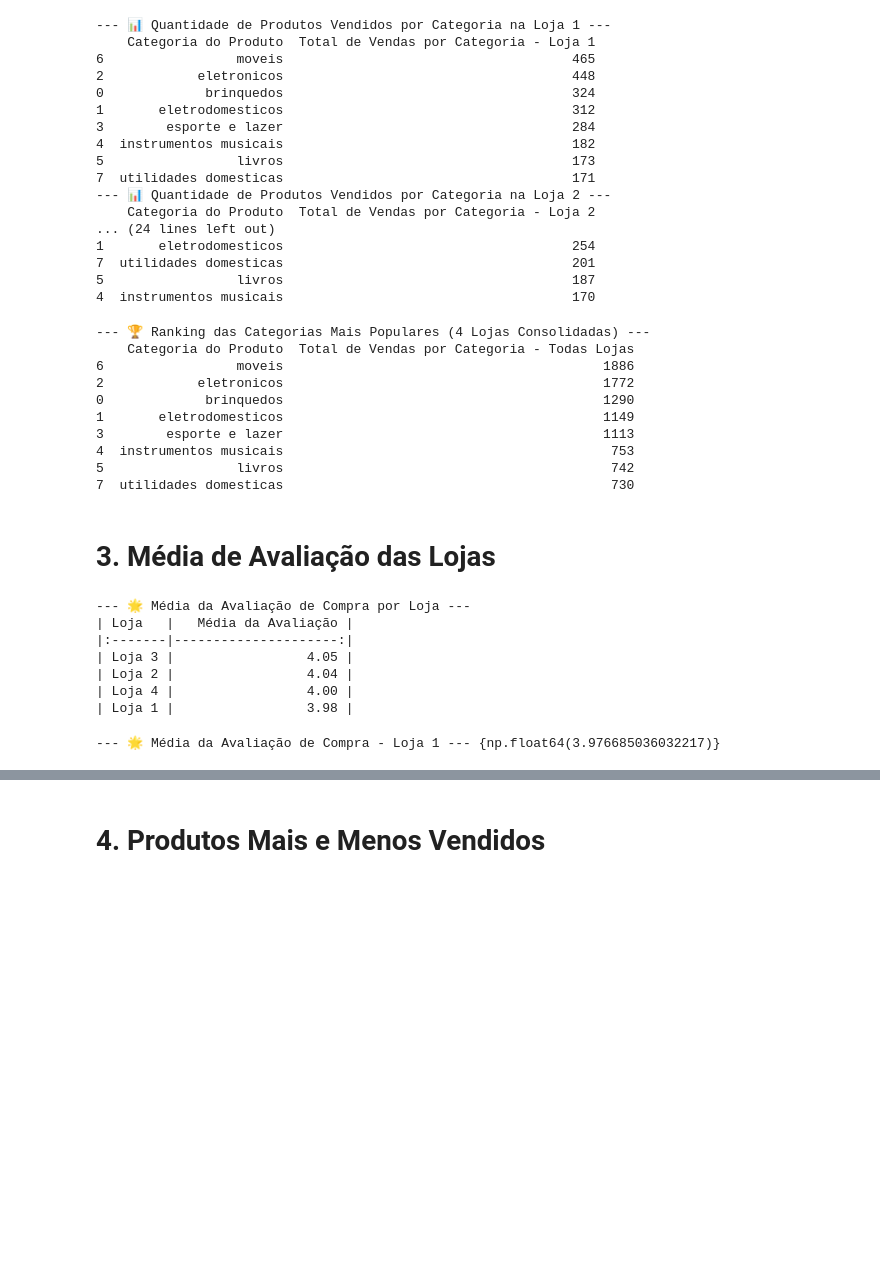
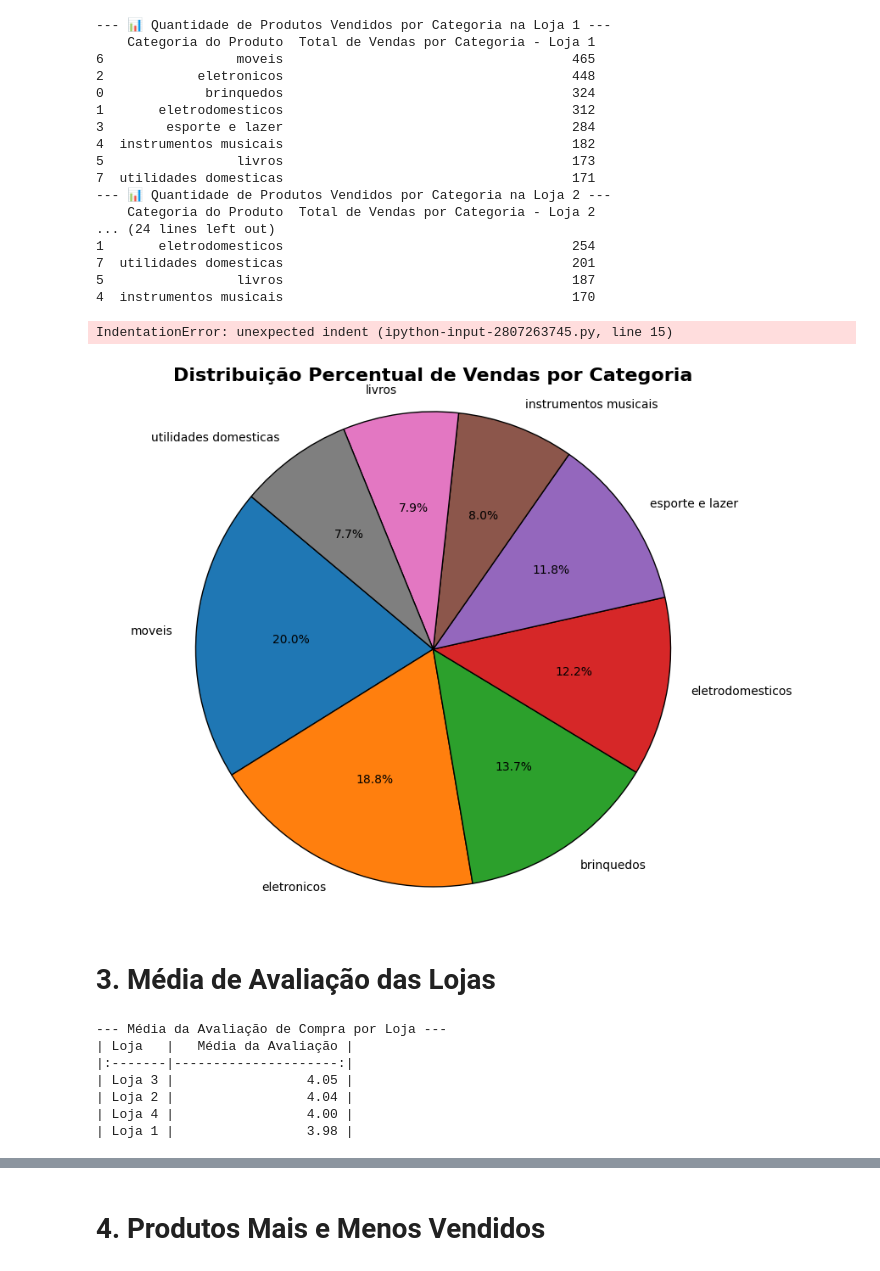
Before and after one commit to EritonPalma/Challenge-Alura-Store---Desafio-1-, a Jupyter notebook: AluraStoreBrasil.ipynb, the cells around one changed output, grey strips where cells are left out. Saved outputs shown, nothing was run; the diff lists cells and outputs as text; code cells hidden in the pictures; blank space fills up the shorter version.

```diff
--- a/AluraStoreBrasil.ipynb
+++ b/AluraStoreBrasil.ipynb
@@ -130,32 +274,52 @@ print(categorias_populares4)
 # Consolidar os DataFrames de cada loja em um único DataFrame
 todas_lojas = pd.concat([loja, loja2, loja3, loja4], ignore_index=True)
 
-# Calcular a qtde de produtos vendidos por categoria do produto e contar o número de vendas em cada categoria
+# Calcular a qtde de produtos vendidos por categoria do produto
+# e contar o número de vendas em cada categoria
 vendas_por_categoria = todas_lojas.groupby('Categoria do Produto').size()
 
-# Converter a Series resultante para um DataFrame e dar um nome à coluna de contagem
+# Converter a Series resultante para um DataFrame e dar um nome
+# à coluna de contagem
 vendas_por_categoria = vendas_por_categoria.reset_index(name='Total de Vendas por Categoria - Todas Lojas')
 
 # Ordenar o resultado para visualizar as categorias mais vendidas primeiro
-categorias_populares = vendas_por_categoria.sort_values(
-    by='Total de Vendas por Categoria - Todas Lojas',
+categorias_mais_vendidas = vendas_por_categoria.sort_values(
+    by='Total de Vendas por Categoria - Todas Lojas'),
     ascending=False
 )
 
 # Exibir o resultado
-print("--- 🏆 Ranking das Categorias Mais Populares (4 Lojas Consolidadas) ---")
-print(categorias_populares)
+print("--- Ranking das Categorias Mais Vendidas nas 4 Lojas) ---")
+print(categorias_mais_vendidas)
 # %% [output]
---- 🏆 Ranking das Categorias Mais Populares (4 Lojas Consolidadas) ---
-    Categoria do Produto  Total de Vendas por Categoria - Todas Lojas
-6                 moveis                                         1886
-2            eletronicos                                         1772
-0             brinquedos                                         1290
-1       eletrodomesticos                                         1149
-3        esporte e lazer                                         1113
-4  instrumentos musicais                                          753
-5                 livros                                          742
-7  utilidades domesticas                                          730
+IndentationError: unexpected indent (ipython-input-2807263745.py, line 15)
+# %%
+# --- Geração do Gráfico de Pizza ---
+
+# Definir os dados para o gráfico
+vendas = categorias_mais_vendidas['Total de Vendas por Categoria - Todas Lojas']
+categorias = categorias_mais_vendidas['Categoria do Produto']
+
+# Configurar o gráfico de pizza
+plt.figure(figsize=(10, 8))
+plt.pie(
+    vendas,
+    labels=categorias,
+    autopct='%1.1f%%',
+    startangle=140,
+    wedgeprops={'edgecolor': 'black'}
+)
+
+# Adicionar título
+plt.title('Distribuição Percentual de Vendas por Categoria', fontsize=16, fontweight='bold')
+
+# Garantir que o gráfico seja um círculo
+plt.axis('equal')
+
+# Exibir o gráfico
+plt.show()
+# %% [output]
+[figure, added]
 # %% [markdown]
 # 3. Média de Avaliação das Lojas
 # %%
@@ -180,21 +344,13 @@ df_medias_ordenado = df_medias.sort_values(
 ).reset_index(drop=True)
 
 # Exibir os resultados
-print("--- 🌟 Média da Avaliação de Compra por Loja ---")
+print("--- Média da Avaliação de Compra por Loja ---")
 print(df_medias_ordenado.to_markdown(index=False, floatfmt=".2f"))
 # %% [output]
---- 🌟 Média da Avaliação de Compra por Loja ---
+--- Média da Avaliação de Compra por Loja ---
 | Loja   |   Média da Avaliação |
 |:-------|---------------------:|
 | Loja 3 |                 4.05 |
 | Loja 2 |                 4.04 |
 | Loja 4 |                 4.00 |
 | Loja 1 |                 3.98 |
-# %%
-# Calcular a média da Avaliação da compra para loja 1
-media_loja1 = loja['Avaliação da compra'].mean()
-media_loja1
-# Exibir os resultados
-print(f"--- 🌟 Média da Avaliação de Compra - Loja 1 ---", {media_loja1})
-# %% [output]
---- 🌟 Média da Avaliação de Compra - Loja 1 --- {np.float64(3.976685036032217)}
```
Also changed, not shown: parts of 12 cells of this notebook.
